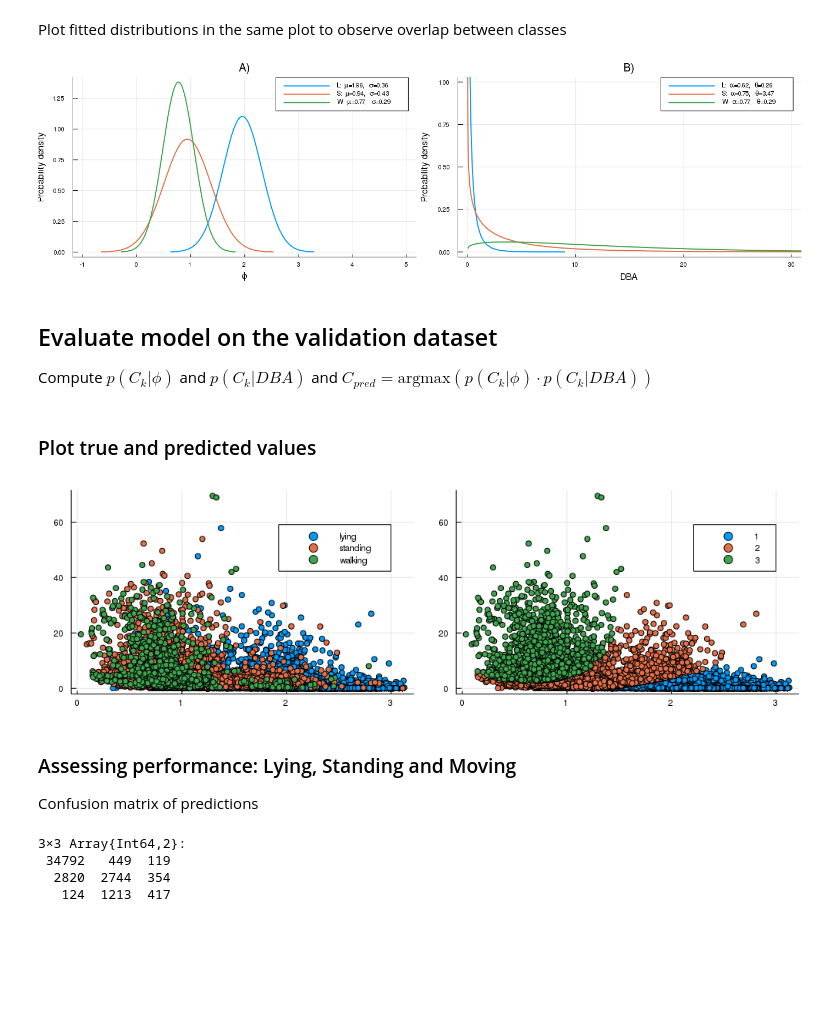
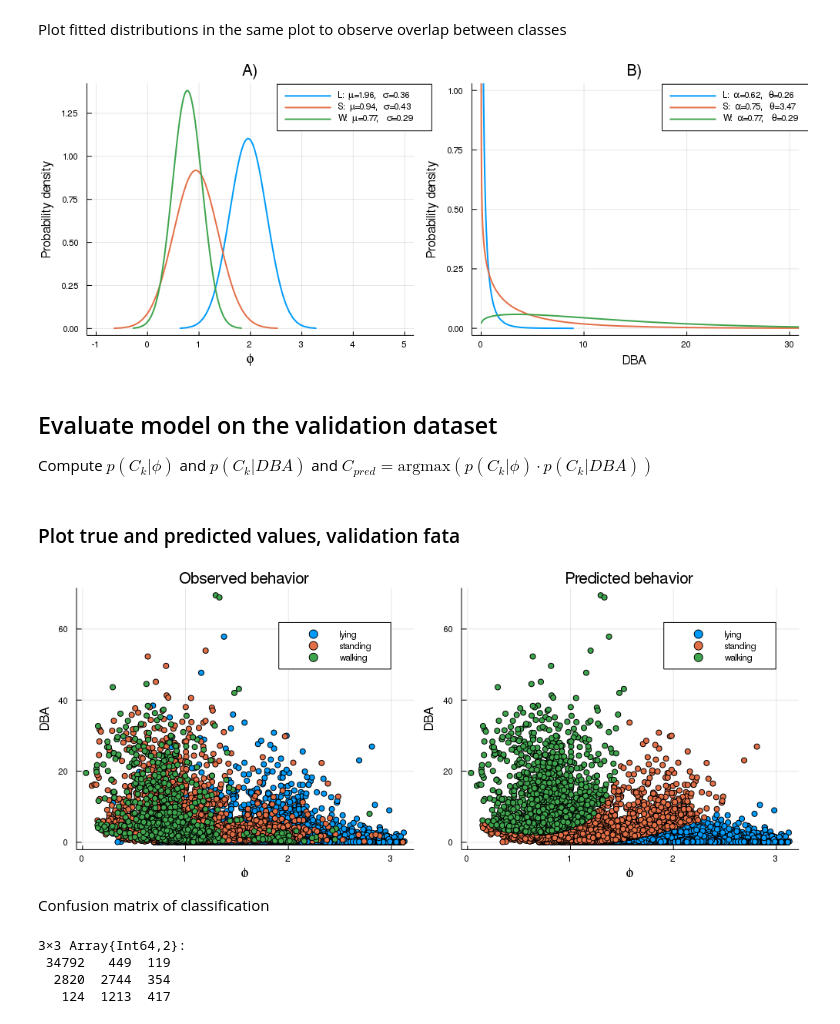
Before and after one commit to mpastell/foal-behavior-accelerometers, a Jupyter notebook: FoalBehavior_supplementary_notebook.ipynb, the cells around one changed output. Drawn from its saved outputs; the diff is of its cells as text; code cells hidden in the pictures; blank space fills up the shorter version.

Commit message:
Improve plots

```diff
--- a/FoalBehavior_supplementary_notebook.ipynb
+++ b/FoalBehavior_supplementary_notebook.ipynb
@@ -178,15 +177,15 @@ Plot fitted distributions in the same plot to observe overlap between classes
 # %%
 p1 = plot(Dϕ, legend=(.77, .95), xlim = [-1, 5.],
     labels=["L: \\mu=1.96, \\sigma=0.36", "S: \\mu=0.94, \\sigma=0.43", "W: \\mu=0.77, \\sigma=0.29"],
     lw=2, xlabel="\\phi", ylabel="Probability density", title="A)")
 p2 = plot(Ddba, ylim=[0, 1.], xlim=[0,30.],
     labels=["L: \\alpha=0.62, \\theta=0.26", "S: \\alpha=0.75, \\theta=3.47", "W: \\alpha=0.77, \\theta=0.29"],
     lw=2, xlabel="DBA", ylabel="Probability density", title="B)", legend=(0.77, .95))
 
 
-plot(p1, p2, size=(1400,400))
+plot(p1, p2, size=(1000,400))
 # %% [output]
-[figure, old version]
+[figure, new version]
 # %% [markdown]
 ## Evaluate model on the validation dataset
 
@@ -198,17 +197,15 @@ pϕ = class_probs(v_foals, Dϕ, :ϕ);
 joint = (pdba .* pϕ);
 Cpred = [argmax(joint[r,:]) for r in 1:size(joint,1)];
 # %% [markdown]
-### Plot true and predicted values
+### Plot true and predicted values, validation fata
 # %%
-p1 = scatter(v_foals[:ϕ], v_foals[:DBA], group= v_foals[:behavior])
-p2 = scatter(v_foals[:ϕ], v_foals[:DBA], group= Cpred)
-plot(p1, p2, layout=(1,2), size=(1000,300))
+p1 = scatter(v_foals[:ϕ], v_foals[:DBA], group= v_foals[:behavior], title="Observed behavior", xlabel="\\phi", ylabel="DBA")
+p2 = scatter(v_foals[:ϕ], v_foals[:DBA], group= Cpred, label=["lying", "standing", "walking"], title="Predicted behavior", xlabel="\\phi", ylabel="DBA")
+plot(p1, p2, layout=(1,2), size=(1000,400))
 # %% [output]
-[figure, old version]
+[figure, new version]
-# %% [markdown]
-### Assessing performance: Lying, Standing and Moving
-
-Confusion matrix of predictions
+# %% [markdown]
+Confusion matrix of classification
 # %%
 lm = labelmap(["lying", "standing", "walking"])
 it = labelencode(lm, String.(v_foals[:behavior]));
```
Also changed, not shown: parts of 3 cells of this notebook.
